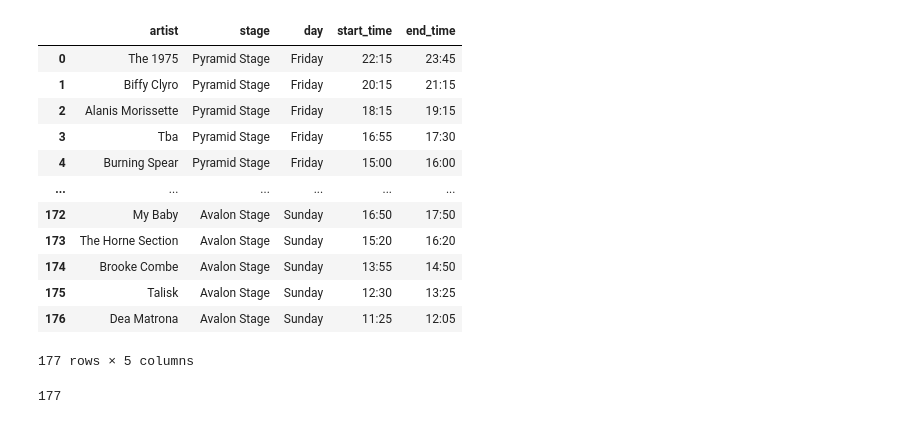
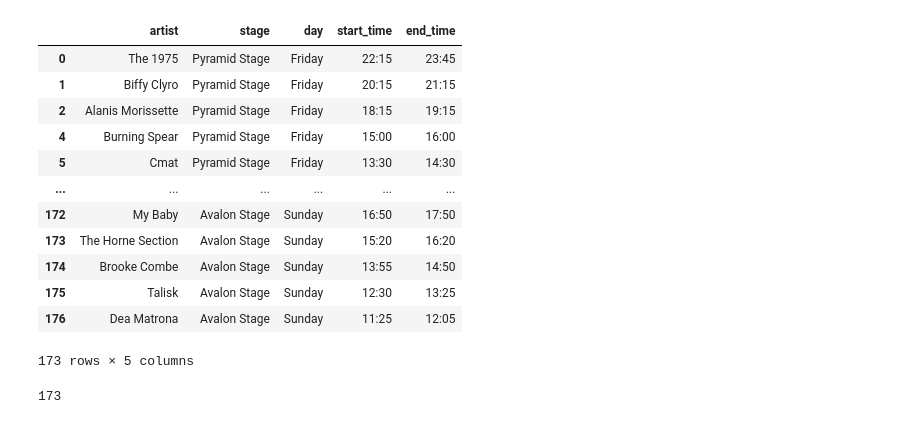
Before and after one commit to edloftus100/glasto-chat-bot, a Jupyter notebook: notebooks/getting_artist_info/Getting Glastonbury Info.ipynb, the cells around one changed output. Cells and saved outputs as stored; diff of their text form; code cells hidden in the pictures.

```diff
--- a/notebooks/getting_artist_info/Getting Glastonbury Info.ipynb
+++ b/notebooks/getting_artist_info/Getting Glastonbury Info.ipynb
@@ -111,23 +111,25 @@ initial_stages
 # %%
 # Filter the data to just these stages
 filtered_data = extracted_df[extracted_df['stage'].isin(initial_stages)]
+# Also filter out TBA and Patchwork
+filtered_data = filtered_data[(filtered_data.artist != "Tba") & (filtered_data.artist != "Patchwork")]
 filtered_data
 # %% [output]
 |  | artist | stage | day | start_time | end_time |
 | 0 | The 1975 | Pyramid Stage | Friday | 22:15 | 23:45 |
 | 1 | Biffy Clyro | Pyramid Stage | Friday | 20:15 | 21:15 |
 | 2 | Alanis Morissette | Pyramid Stage | Friday | 18:15 | 19:15 |
-| 3 | Tba | Pyramid Stage | Friday | 16:55 | 17:30 |
 | 4 | Burning Spear | Pyramid Stage | Friday | 15:00 | 16:00 |
+| 5 | Cmat | Pyramid Stage | Friday | 13:30 | 14:30 |
 | ... | ... | ... | ... | ... | ... |
 | 172 | My Baby | Avalon Stage | Sunday | 16:50 | 17:50 |
 | 173 | The Horne Section | Avalon Stage | Sunday | 15:20 | 16:20 |
 | 174 | Brooke Combe | Avalon Stage | Sunday | 13:55 | 14:50 |
 | 175 | Talisk | Avalon Stage | Sunday | 12:30 | 13:25 |
 | 176 | Dea Matrona | Avalon Stage | Sunday | 11:25 | 12:05 |
-177 rows × 5 columns
+173 rows × 5 columns
 # %%
 filtered_data.shape[0]
 # %% [output]
-177
+173
 # %%
```
Also changed, not shown: parts of 8 cells of this notebook, 1 other file.
